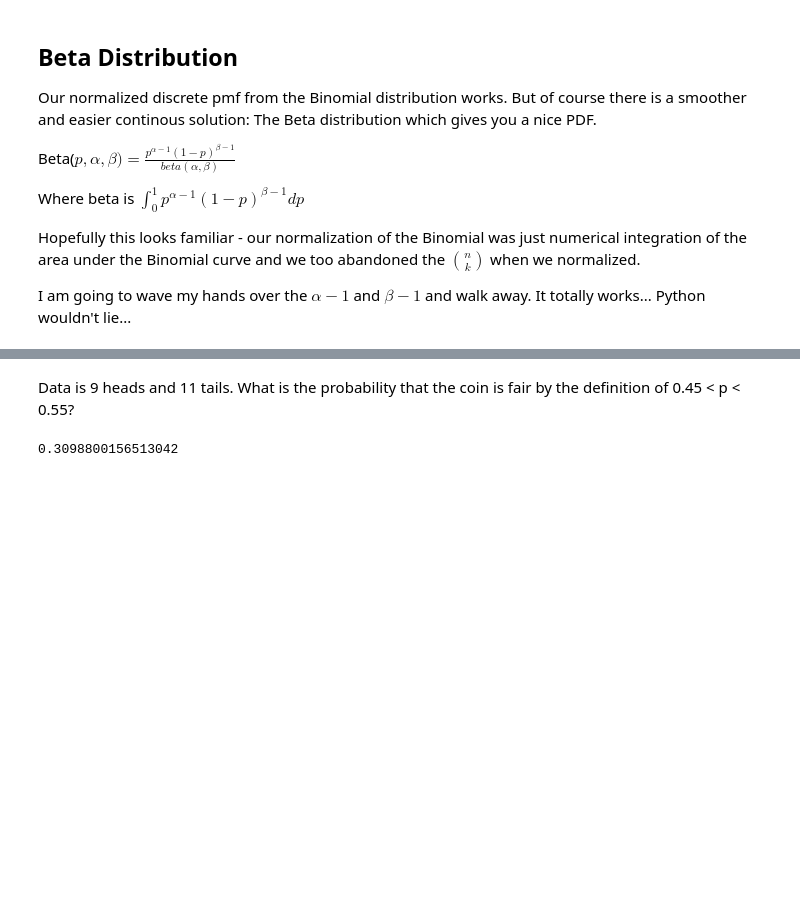
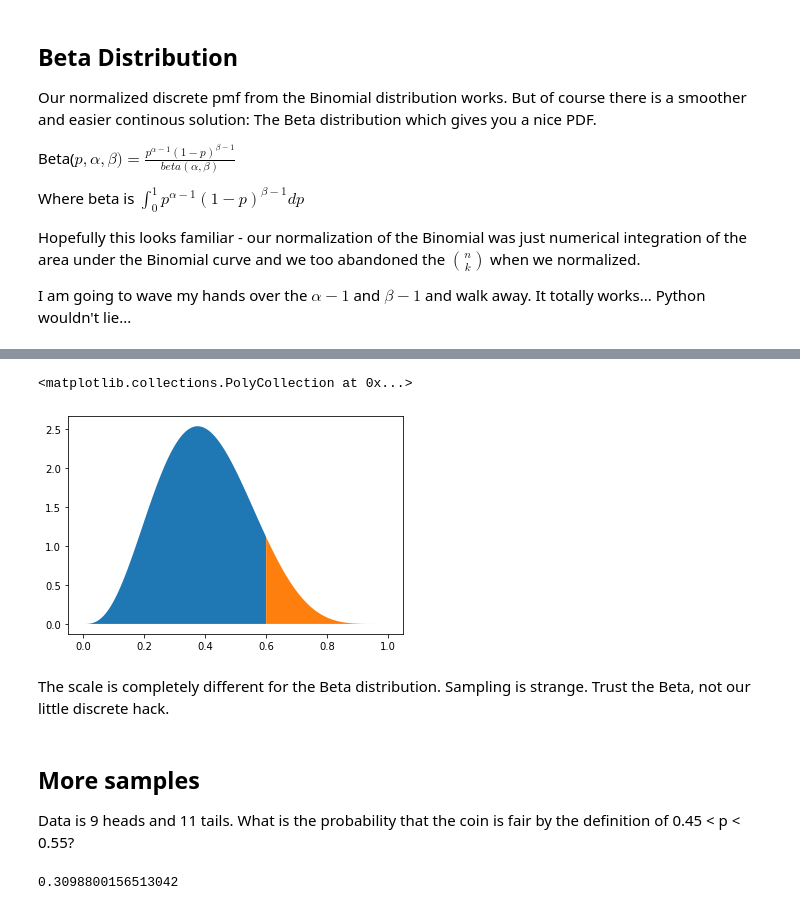
Before and after one commit to ctarrington/try-colab, a Jupyter notebook: binomial.ipynb, the cells around one changed output, grey strips where cells are left out. Drawn from its saved outputs; the diff is of its cells as text; code cells hidden in the pictures; blank space fills up the shorter version.

```diff
--- a/binomial.ipynb
+++ b/binomial.ipynb
@@ -177,4 +176,17 @@ difference =  -3.065823129576317e-05
+# %%
+rv = beta(4,6)
+left_points = trial_ps[0:round(0.6*num_points)]
+right_points = trial_ps[round(0.6*num_points):num_points]
+fill_between(left_points, rv.pdf(left_points))
+fill_between(right_points, rv.pdf(right_points))
+# %% [output]
+<matplotlib.collections.PolyCollection at 0x...>
+[figure, added]
+# %% [markdown]
+The scale is completely different for the Beta distribution. Sampling is strange. Trust the Beta, not our little discrete hack.
 # %% [markdown]
+## More samples
+
 Data is 9 heads and 11 tails. What is the probability that the coin is fair by the definition of 0.45 < p < 0.55?
 # %%
 probabilities  = beta.cdf([0.45, 0.55], 9, 11)
```
Also changed, not shown: parts of 9 cells of this notebook.
